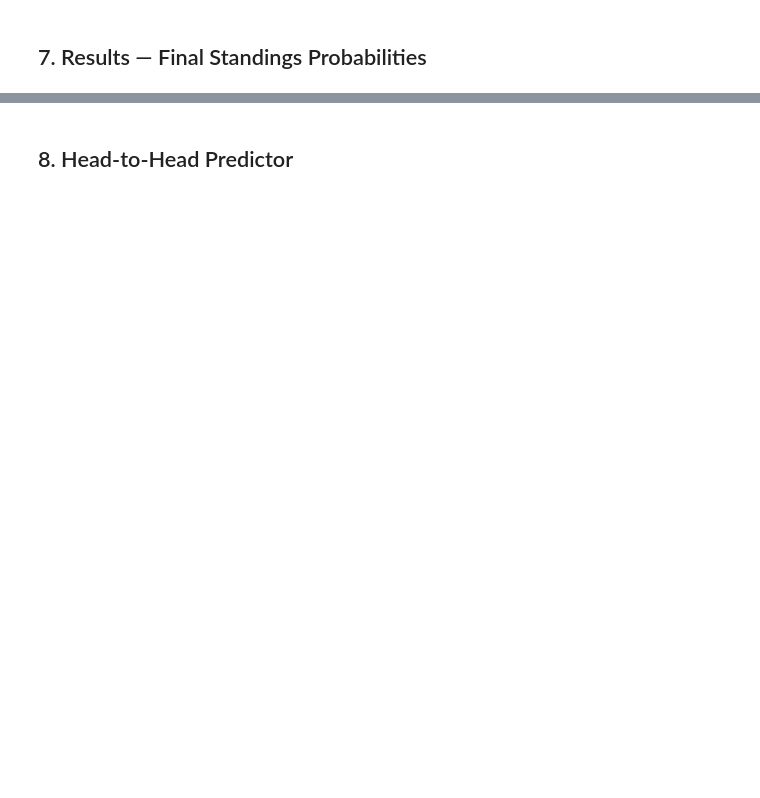
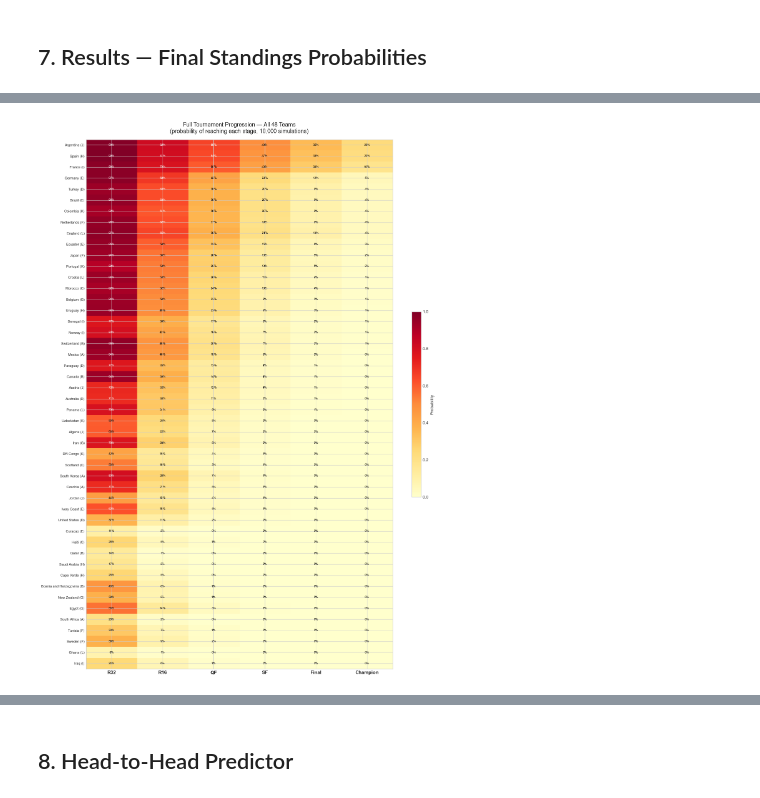
Before and after one commit to jajumonac/fifa-world-cup-prediction, a Jupyter notebook: notebooks/world_cup_prediction.ipynb, the cells around one changed output, grey strips where cells are left out. Cells and saved outputs as stored; diff of their text form; code cells hidden in the pictures; blank space fills up the shorter version.

```diff
--- a/notebooks/world_cup_prediction.ipynb
+++ b/notebooks/world_cup_prediction.ipynb
@@ -343,0 +652,32 @@ plt.show()
+# %%
+stages = ['R32', 'R16', 'QF', 'SF', 'Final', 'Champion']
+
+prog_df = pd.DataFrame({
+    'Team':     all_teams,
+    'Group':    [next(g for g, ts in GROUPS.items() if t in ts) for t in all_teams],
+    'R32':      [rounds_reached[t]['R32']   / N_SIMS for t in all_teams],
+    'R16':      [rounds_reached[t]['R16']   / N_SIMS for t in all_teams],
+    'QF':       [rounds_reached[t]['QF']    / N_SIMS for t in all_teams],
+    'SF':       [rounds_reached[t]['SF']    / N_SIMS for t in all_teams],
+    'Final':    [rounds_reached[t]['Final'] / N_SIMS for t in all_teams],
+    'Champion': [positions[t][1]            / N_SIMS for t in all_teams],
+}).sort_values('Champion', ascending=False).reset_index(drop=True)
+
+heat_data = prog_df[stages].values
+fig, ax   = plt.subplots(figsize=(14, 18))
+im = ax.imshow(heat_data, aspect='auto', cmap='YlOrRd', vmin=0, vmax=1)
+ax.set_xticks(range(len(stages))); ax.set_xticklabels(stages, fontsize=11, fontweight='bold')
+ax.set_yticks(range(len(prog_df)))
+ax.set_yticklabels([f"{r.Team} ({r.Group})" for _, r in prog_df.iterrows()], fontsize=8)
+for i in range(len(prog_df)):
+    for j in range(len(stages)):
+        v = heat_data[i, j]
+        ax.text(j, i, f'{v:.0%}', ha='center', va='center', fontsize=7,
+                color='white' if v > 0.6 else 'black')
+ax.set_title('Full Tournament Progression — All 48 Teams\n(probability of reaching each stage, 10,000 simulations)',
+             fontsize=13, pad=15)
+plt.colorbar(im, ax=ax, label='Probability', shrink=0.35)
+plt.tight_layout()
+plt.show()
+# %% [output]
+[figure, added]
```
Also changed, not shown: parts of 21 cells of this notebook, 1 other file.
